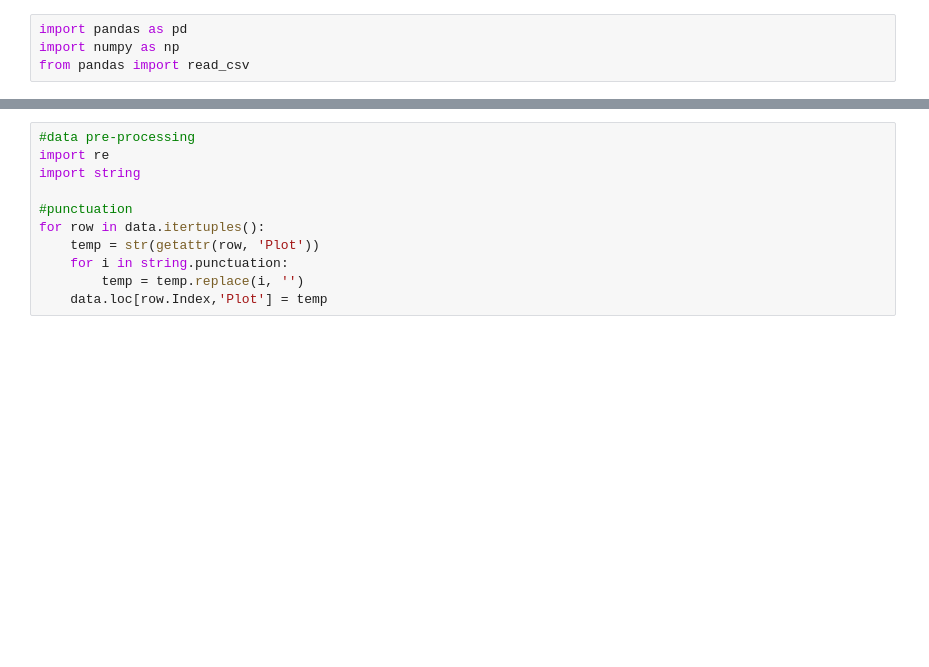
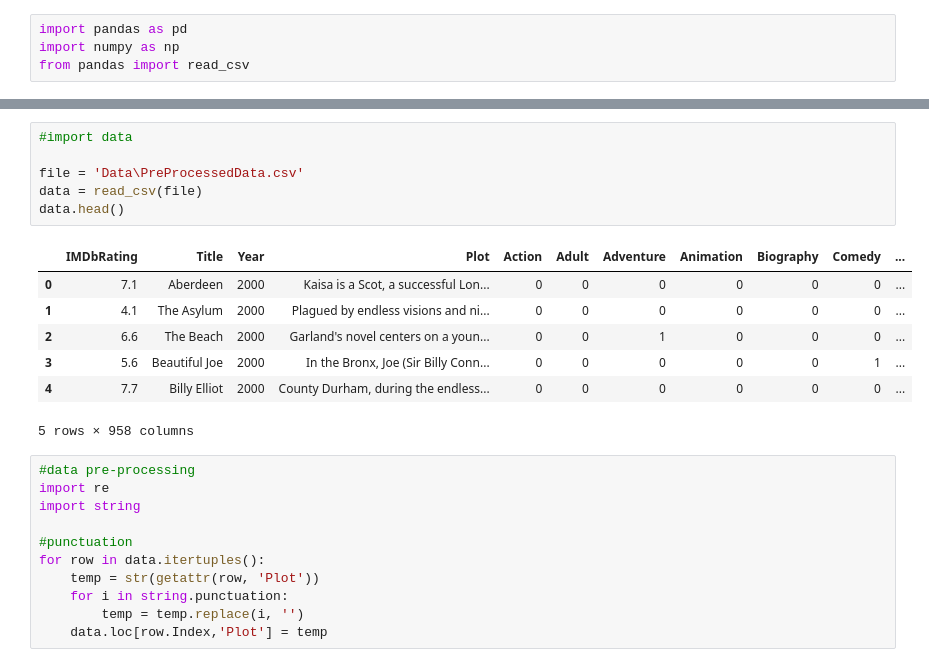
Before and after one commit to TBlainUoB/DST_Assessment2, a Jupyter notebook: Report/06 - LDA&HDP.ipynb, the cells around one changed output, grey strips where cells are left out. Drawn from its saved outputs; the diff is of its cells as text; blank space fills up the shorter version.

```diff
--- a/Report/06 - LDA&HDP.ipynb
+++ b/Report/06 - LDA&HDP.ipynb
@@ -20,3 +28,17 @@ data.head()
+# %%
+#import data
+
+file = 'Data\PreProcessedData.csv'
+data = read_csv(file)
+data.head()
+# %% [output]
+|  | IMDbRating | Title | Year | Plot | Action | Adult | Adventure | Animation | Biography | Comedy | ... |
+| 0 | 7.1 | Aberdeen | 2000 | Kaisa is a Scot, a successful Lon... | 0 | 0 | 0 | 0 | 0 | 0 | ... |
+| 1 | 4.1 | The Asylum | 2000 | Plagued by endless visions and ni... | 0 | 0 | 0 | 0 | 0 | 0 | ... |
+| 2 | 6.6 | The Beach | 2000 | Garland's novel centers on a youn... | 0 | 0 | 1 | 0 | 0 | 0 | ... |
+| 3 | 5.6 | Beautiful Joe | 2000 | In the Bronx, Joe (Sir Billy Conn... | 0 | 0 | 0 | 0 | 0 | 1 | ... |
+| 4 | 7.7 | Billy Elliot | 2000 | County Durham, during the endless... | 0 | 0 | 0 | 0 | 0 | 0 | ... |
+5 rows × 958 columns
 # %%
 #data pre-processing
 import re
```
Also changed, not shown: parts of 12 cells of this notebook.
